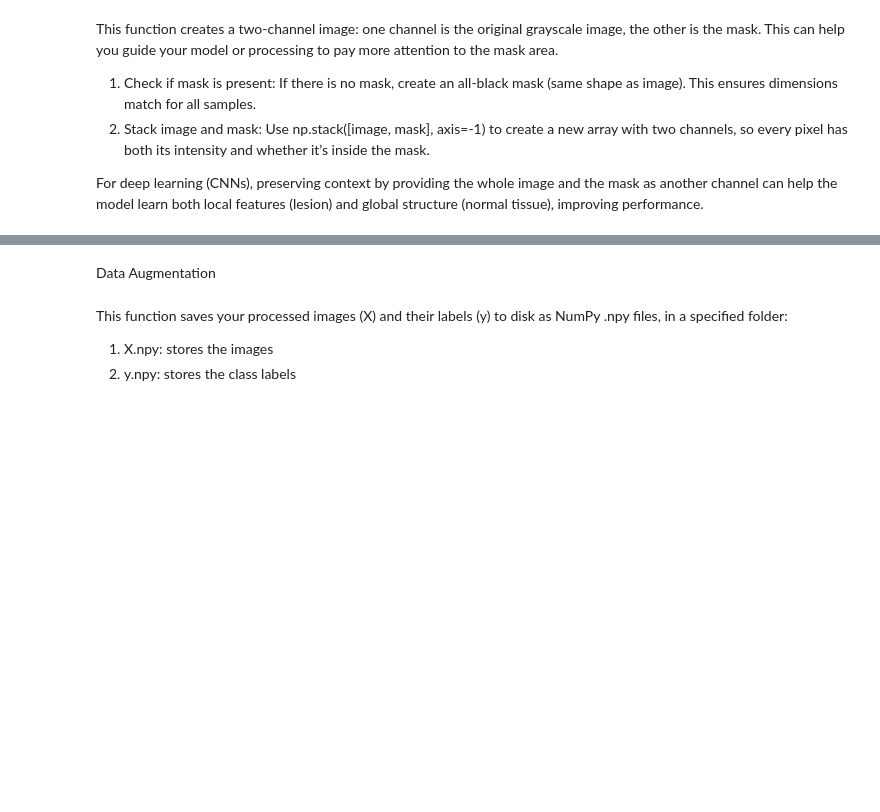
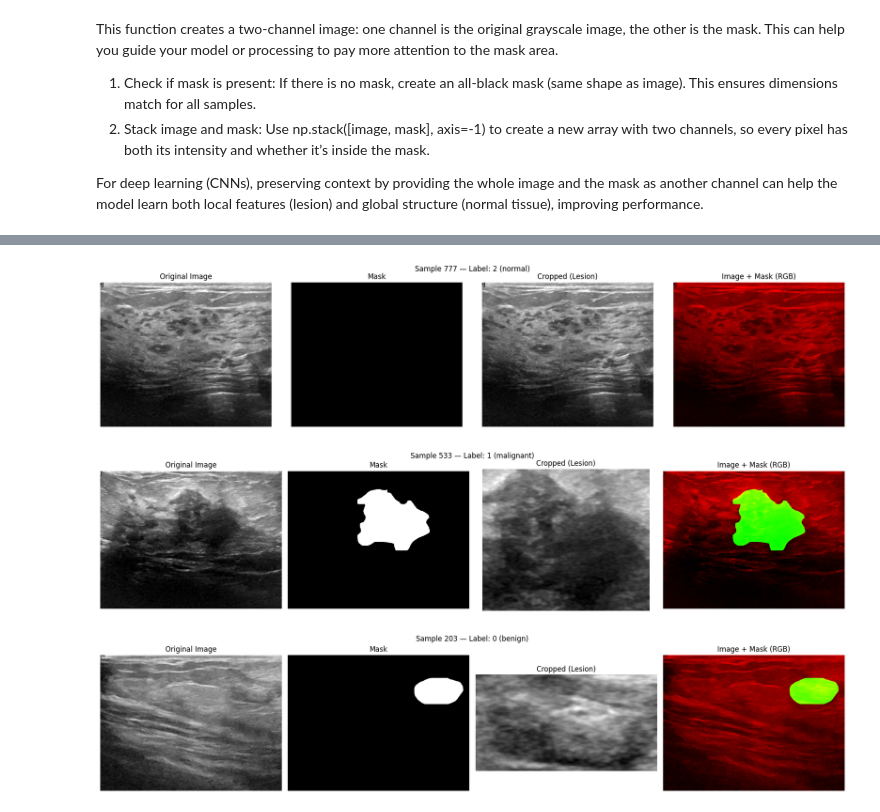
Before and after one commit to jessica9365/breast_cancer_detection, a Jupyter notebook: notebooks/preprocess.ipynb, the cells around one changed output, grey strips where cells are left out. Drawn from its saved outputs; the diff is of its cells as text; code cells hidden in the pictures; blank space fills up the shorter version.

```diff
--- a/notebooks/preprocess.ipynb
+++ b/notebooks/preprocess.ipynb
@@ -162,2 +141,0 @@ def normalize_image(image):
-# %% [markdown]
-Data Augmentation
@@ -182,4 +141,0 @@ def augment_image(image):
-# %% [markdown]
-This function saves your processed images (X) and their labels (y) to disk as NumPy .npy files, in a specified folder:
-1. X.npy: stores the images
-2. y.npy: stores the class labels
@@ -199,38 +142,42 @@ def save_processed_data(X, y, save_dir):
 # %%
-import numpy as np
-import matplotlib.pyplot as plt
-import random
+#Initialise n for number of samples to visualise
+n = 3
 
-# Paste your apply_mask_and_crop and concatenate_mask_channel functions here
+classes = ['benign', 'malignant', 'normal']
+images, masks, labels = load_images_with_masks("/Users/jessica/Documents/GitHub/breast_cancer_detection/data/raw", classes)
 
-def visualize_preprocessing_with_labels(images, masks, labels, classes, n=3):
-    idxs = random.sample(range(len(images)), n)
-    for idx in idxs:
-        img = images[idx]
-        mask = masks[idx]
-        lab = labels[idx]
-        label_text = classes[lab]
-        cropped = apply_mask_and_crop(img, mask)
-        img2ch = concatenate_mask_channel(img, mask)  # shape: (H, W, 2)
+idxs = random.sample(range(len(images)), n)
+for idx in idxs:
+    img = images[idx]
+    mask = masks[idx]
+    lab = labels[idx]
+    label_text = classes[lab]
+    cropped = apply_mask_and_crop(img, mask)
+    img2ch = concatenate_mask_channel(img, mask)  # shape: (H, W, 2)
 
-        fig, axes = plt.subplots(1, 4, figsize=(18, 4))
-        axes[0].imshow(img, cmap='gray')
-        axes[0].set_title('Original Image')
-        if mask is not None:
-            axes[1].imshow(mask, cmap='gray')
-        else:
-            axes[1].imshow(np.zeros_like(img), cmap='gray')
-        axes[1].set_title('Mask')
-        axes[2].imshow(cropped, cmap='gray')
-        axes[2].set_title('Cropped (Lesion)')
-        # For the 2-channel version, show red=image, green=mask (yellow=overlap)
-        rgb = np.zeros((*img.shape, 3), dtype=np.float32)
-        rgb[...,0] = img/255.0
-        rgb[...,1] = mask/255.0 if mask is not None else 0
-        axes[3].imshow(rgb)
-        axes[3].set_title('Image + Mask (RGB)')
-        for ax in axes:
-            ax.axis('off')
-        plt.suptitle(f"Sample {idx} — Label: {lab} ({label_text})")
-        plt.tight_layout()
-        plt.show()
+    fig, axes = plt.subplots(1, 4, figsize=(18, 4))
+    axes[0].imshow(img, cmap='gray')
+    axes[0].set_title('Original Image')
+    if mask is not None:
+        axes[1].imshow(mask, cmap='gray')
+    else:
+        axes[1].imshow(np.zeros_like(img), cmap='gray')
+    axes[1].set_title('Mask')
+    axes[2].imshow(cropped, cmap='gray')
+    axes[2].set_title('Cropped (Lesion)')
+
+    # For the 2-channel version, show red=image, green=mask (yellow=overlap)
+    rgb = np.zeros((*img.shape, 3), dtype=np.float32)
+    rgb[...,0] = img/255.0
+    rgb[...,1] = mask/255.0 if mask is not None else 0
+    axes[3].imshow(rgb)
+    axes[3].set_title('Image + Mask (RGB)')
+    for ax in axes:
+        ax.axis('off')
+    plt.suptitle(f"Sample {idx} — Label: {lab} ({label_text})")
+    plt.tight_layout()
+    plt.show()
+# %% [output]
+[figure, added]
+[figure, added]
+[figure, added]
```
Also changed, not shown: parts of 12 cells of this notebook, 9 other files.
